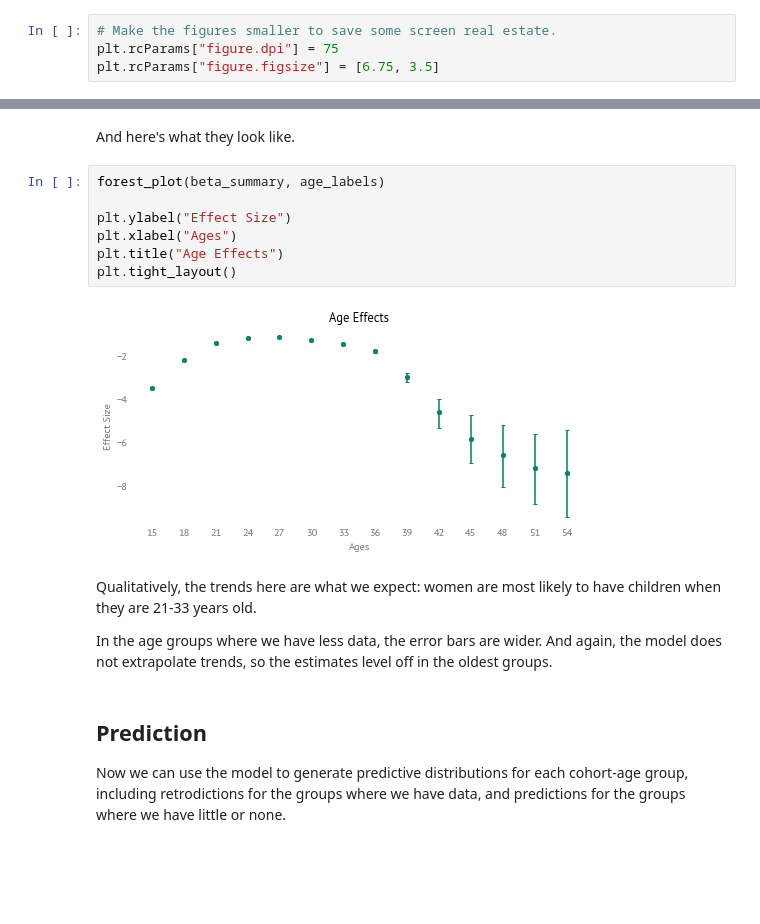
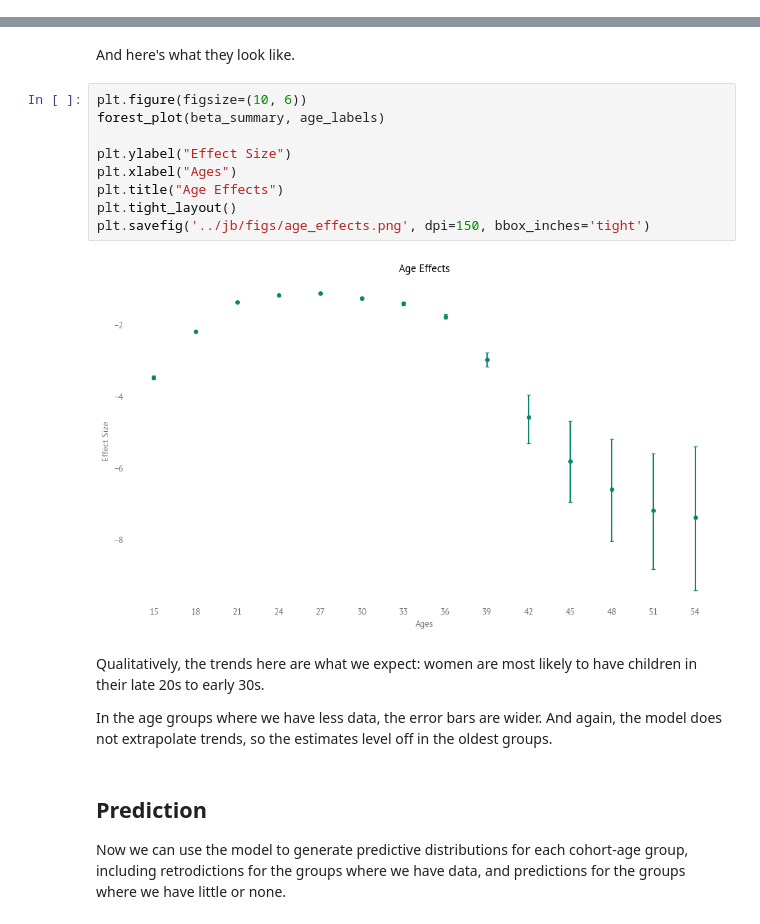
Before and after one commit to AllenDowney/BayesFertility, a Jupyter notebook: notebooks/fertility_cps3.ipynb, the cells around one changed output, grey strips where cells are left out. Cells and saved outputs as stored; diff of their text form; blank space fills up the shorter version.

```diff
--- a/notebooks/fertility_cps3.ipynb
+++ b/notebooks/fertility_cps3.ipynb
@@ -37,7 +62,3 @@ import os
-# %%
-# Make the figures smaller to save some screen real estate.
-plt.rcParams["figure.dpi"] = 75
-plt.rcParams["figure.figsize"] = [6.75, 3.5]
 # %% [markdown]
 ## Load Preprocessed Data
 
@@ -277,16 +385,18 @@ beta_summary
 # %% [markdown]
 And here's what they look like.
 # %%
+plt.figure(figsize=(10, 6))
 forest_plot(beta_summary, age_labels)
 
 plt.ylabel("Effect Size")
 plt.xlabel("Ages")
 plt.title("Age Effects")
 plt.tight_layout()
+plt.savefig('../jb/figs/age_effects.png', dpi=150, bbox_inches='tight')
 # %% [output]
-[figure, old version]
+[figure, new version]
 # %% [markdown]
-Qualitatively, the trends here are what we expect: women are most likely to have children when they are 21-33 years old.
+Qualitatively, the trends here are what we expect: women are most likely to have children in their late 20s to early 30s.
 
 In the age groups where we have less data, the error bars are wider.
 And again, the model does not extrapolate trends, so the estimates level off in the oldest groups.
```
Also changed, not shown: parts of 33 cells of this notebook, 9 other files.
